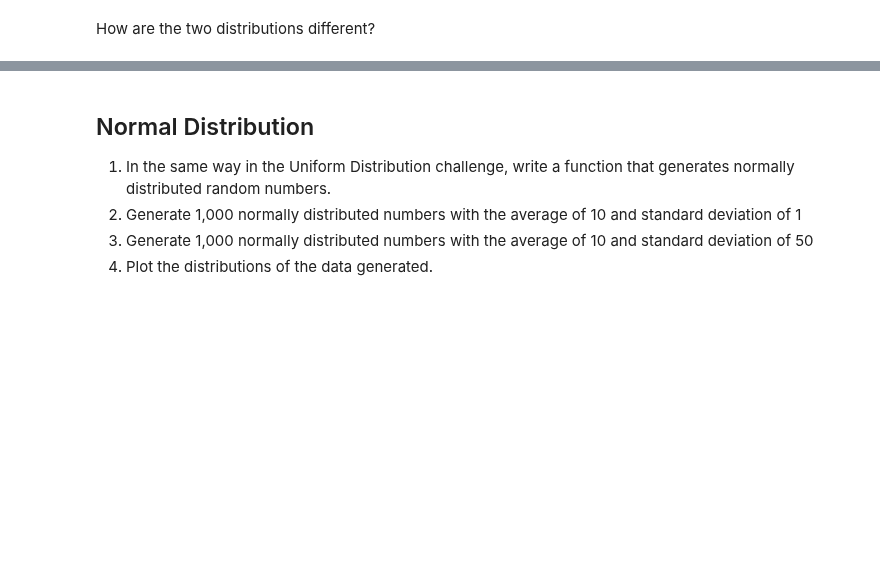
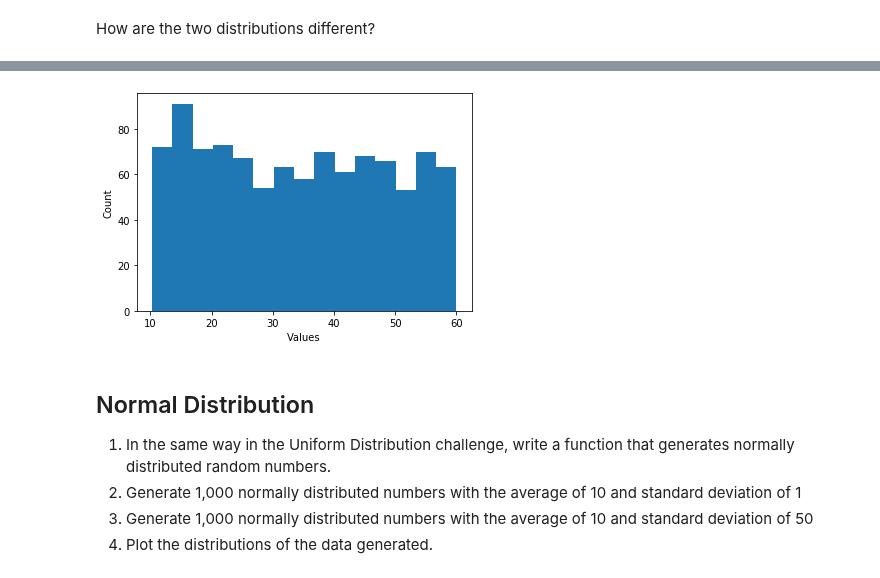
Before and after one commit to ta-datapt-bcn/lab-cont-probability-distribution, a Jupyter notebook: your_code/main.ipynb, the cells around one changed output, grey strips where cells are left out. Saved outputs shown, nothing was run; the diff lists cells and outputs as text; code cells hidden in the pictures; blank space fills up the shorter version.

```diff
--- a/your_code/main.ipynb
+++ b/your_code/main.ipynb
@@ -46,3 +67,5 @@ print(randoms)
+# %%
+set_2 = uni_dist_random(10,60,1000)
 # %% [markdown]
 How are the two distributions different?
 # %%
@@ -50,3 +83,10 @@ How are the two distributions different?
+# %%
+plt.hist(set_2, bins = 15)
+plt.ylabel('Count')
+plt.xlabel('Values')
+plt.show()
+# %% [output]
+[figure, added]
 # %% [markdown]
 ## Normal Distribution
 
```
Also changed, not shown: parts of 34 cells of this notebook, 1 other file.
